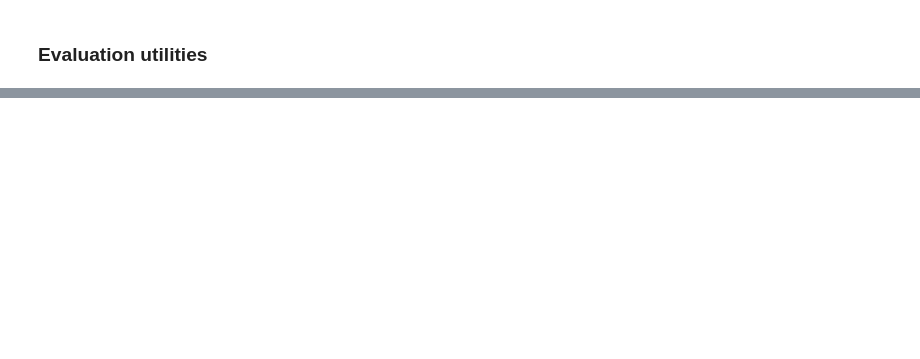
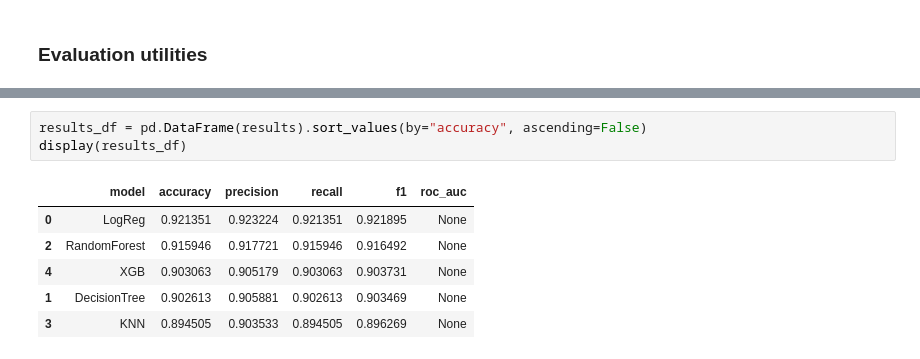
Before and after one commit to mdmohsin212/Kaggle-competitions, a Jupyter notebook: Health Care/notebook/health_care.ipynb, the cells around one changed output, grey strips where cells are left out. Cells and saved outputs as stored; diff of their text form; blank space fills up the shorter version.

```diff
--- a/Health Care/notebook/health_care.ipynb
+++ b/Health Care/notebook/health_care.ipynb
@@ -214,0 +320,10 @@ def evaluate_binary_classifier(name, y_true, y_pred, y_proba=None):
+# %%
+results_df = pd.DataFrame(results).sort_values(by="accuracy", ascending=False)
+display(results_df)
+# %% [output]
+|  | model | accuracy | precision | recall | f1 | roc_auc |
+| 0 | LogReg | 0.921351 | 0.923224 | 0.921351 | 0.921895 | None |
+| 2 | RandomForest | 0.915946 | 0.917721 | 0.915946 | 0.916492 | None |
+| 4 | XGB | 0.903063 | 0.905179 | 0.903063 | 0.903731 | None |
+| 1 | DecisionTree | 0.902613 | 0.905881 | 0.902613 | 0.903469 | None |
+| 3 | KNN | 0.894505 | 0.903533 | 0.894505 | 0.896269 | None |
```
Also changed, not shown: parts of 11 cells of this notebook.
